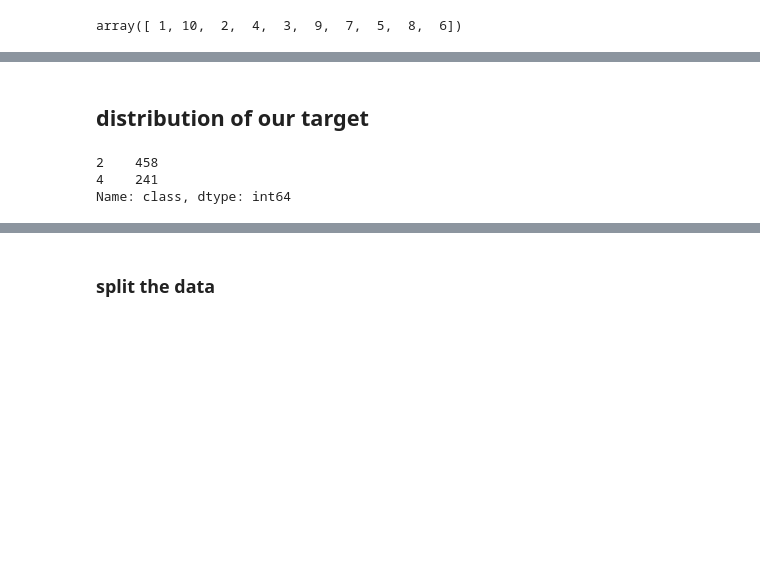
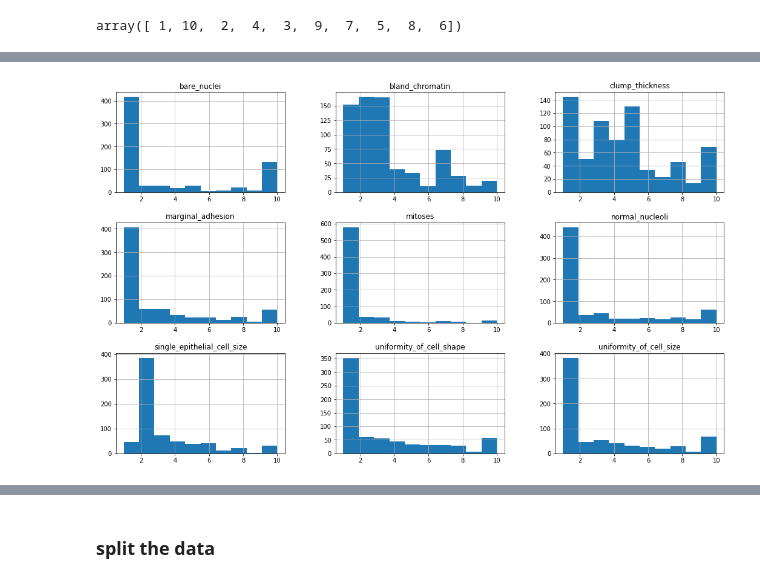
Before and after one commit to masaimahapa/breast-cancer-prediction, a Jupyter notebook: breast cancer.ipynb, the cells around one changed output, grey strips where cells are left out. Saved outputs shown, nothing was run; the diff lists cells and outputs as text; code cells hidden in the pictures; blank space fills up the shorter version.

```diff
--- a/breast cancer.ipynb
+++ b/breast cancer.ipynb
@@ -109,8 +123,5 @@ X.head()
-# %% [markdown]
-## distribution of our target
-# %%
-y.value_counts()
-# %% [output]
-2    458
-4    241
-Name: class, dtype: int64
+# %%
+X.hist(figsize=(18,11))
+plt.show()
+# %% [output]
+[figure, added]
```
Also changed, not shown: parts of 39 cells of this notebook.
